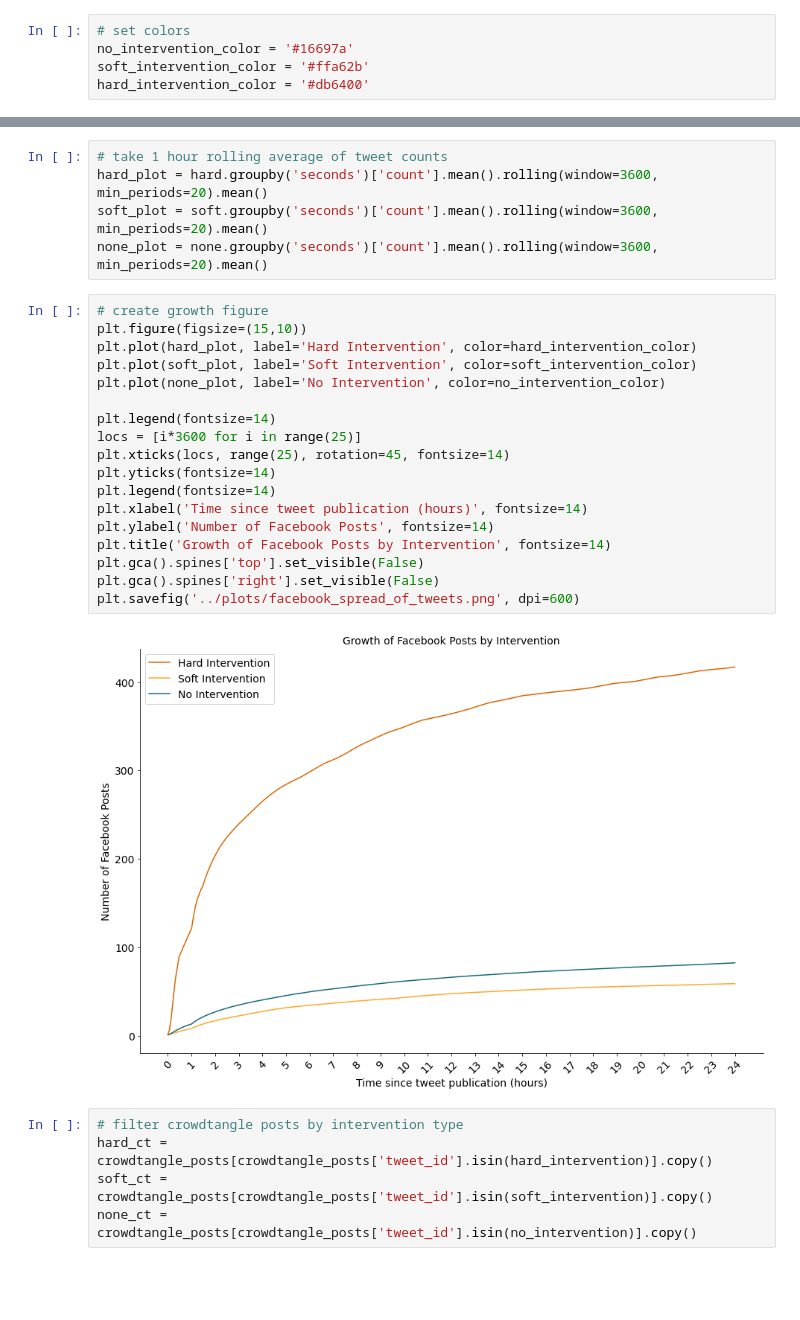
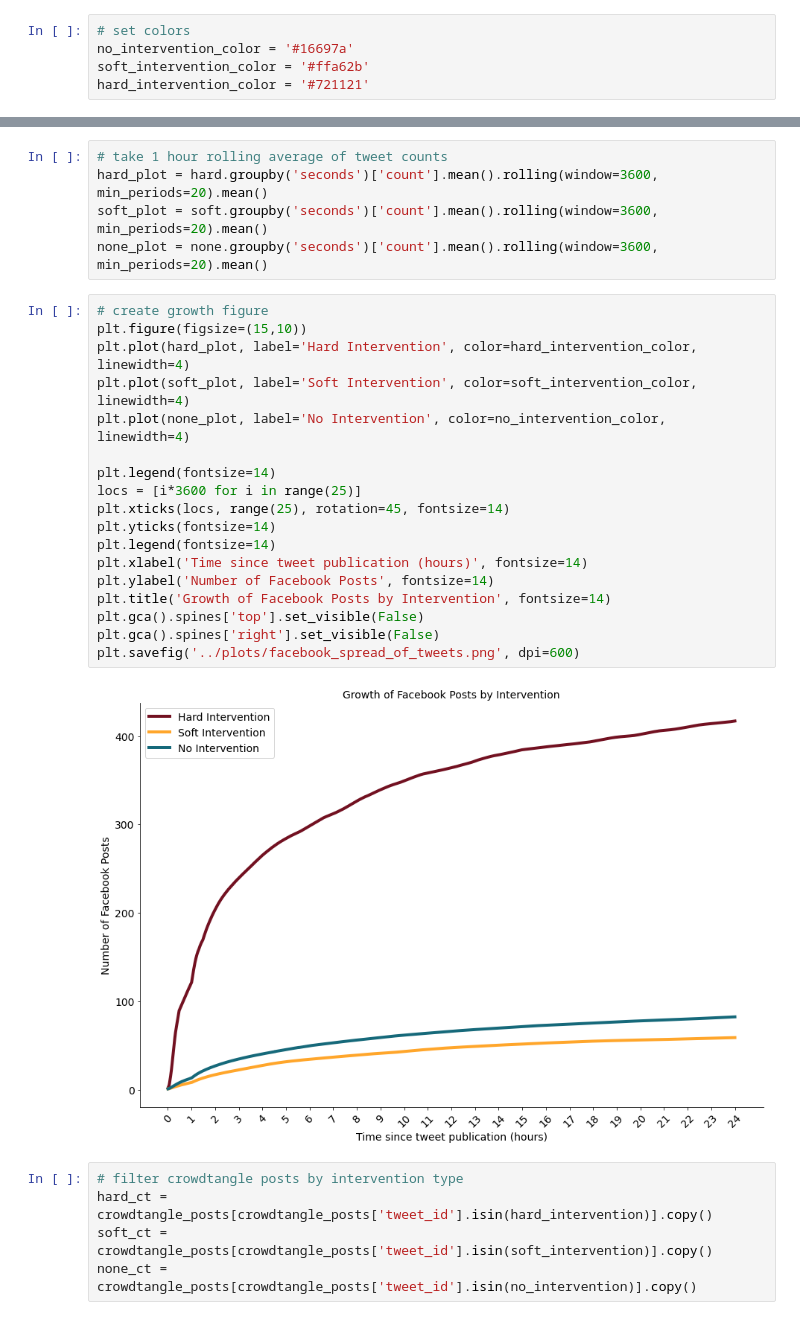
Before and after one commit to SMAPPNYU/twitter_election_misinfo_interventions, a Jupyter notebook: code/figs_facebook.ipynb, the cells around one changed output, grey strips where cells are left out. Drawn from its saved outputs; the diff is of its cells as text; blank space fills up the shorter version.

```diff
--- a/code/figs_facebook.ipynb
+++ b/code/figs_facebook.ipynb
@@ -67,7 +67,7 @@ def convert_datetime(time):
 # set colors
 no_intervention_color = '#16697a'
 soft_intervention_color = '#ffa62b'
-hard_intervention_color = '#db6400'
+hard_intervention_color = '#721121'
 # %%
 # read in the intervention dataset
 interventions = pd.read_json('../data/interventions.json', orient='records', lines=True, dtype={'id_str':str})
@@ -134,23 +134,23 @@ none_plot = none.groupby('seconds')['count'].mean().rolling(window=3600, min_per
 # %%
 # create growth figure
 plt.figure(figsize=(15,10))
-plt.plot(hard_plot, label='Hard Intervention', color=hard_intervention_color)
-plt.plot(soft_plot, label='Soft Intervention', color=soft_intervention_color)
-plt.plot(none_plot, label='No Intervention', color=no_intervention_color)
+plt.plot(hard_plot, label='Hard Intervention', color=hard_intervention_color, linewidth=4)
+plt.plot(soft_plot, label='Soft Intervention', color=soft_intervention_color, linewidth=4)
+plt.plot(none_plot, label='No Intervention', color=no_intervention_color, linewidth=4)
 
 plt.legend(fontsize=14)
 locs = [i*3600 for i in range(25)]
 plt.xticks(locs, range(25), rotation=45, fontsize=14)
 plt.yticks(fontsize=14)
 plt.legend(fontsize=14)
 plt.xlabel('Time since tweet publication (hours)', fontsize=14)
 plt.ylabel('Number of Facebook Posts', fontsize=14)
 plt.title('Growth of Facebook Posts by Intervention', fontsize=14)
 plt.gca().spines['top'].set_visible(False)
 plt.gca().spines['right'].set_visible(False)
 plt.savefig('../plots/facebook_spread_of_tweets.png', dpi=600)
 # %% [output]
-[figure, old version]
+[figure, new version]
 # %%
 # filter crowdtangle posts by intervention type
 hard_ct = crowdtangle_posts[crowdtangle_posts['tweet_id'].isin(hard_intervention)].copy()
```
Also changed, not shown: parts of 2 cells of this notebook, 2 other files.
